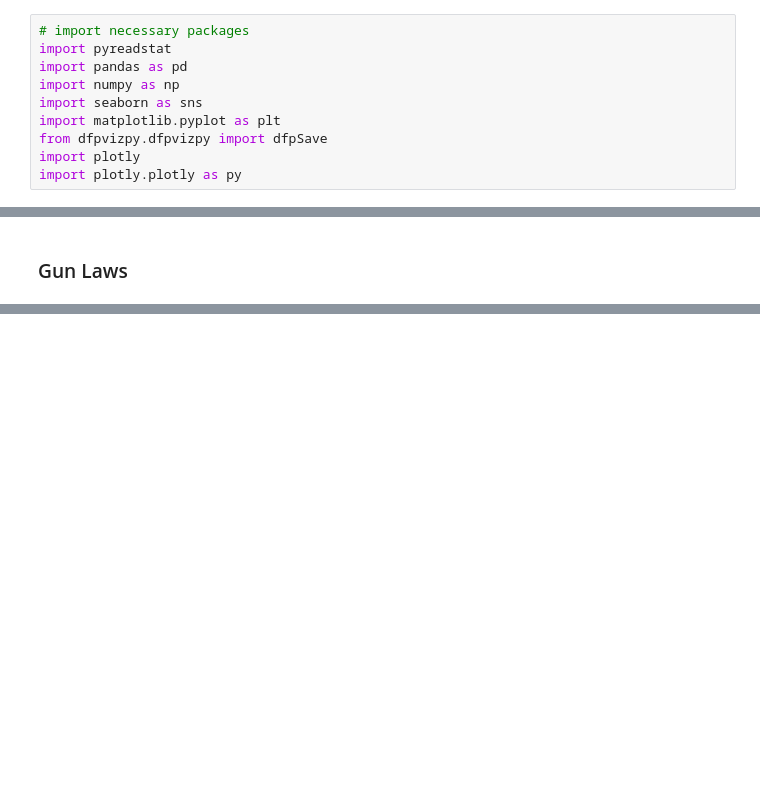
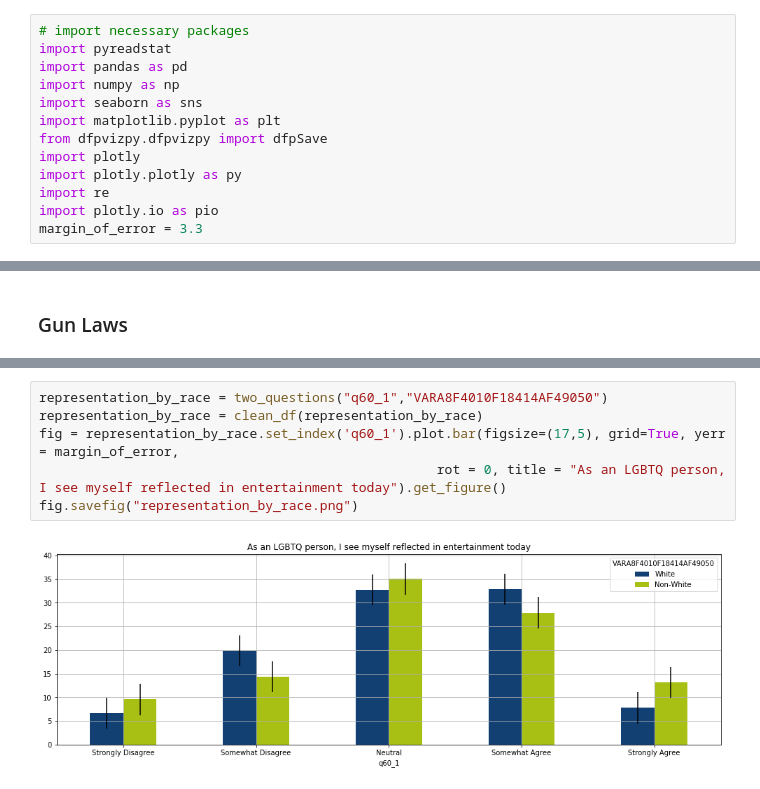
Before and after one commit to thebbennett/buzzfeed-wins-lgbt, a Jupyter notebook: Buzzfeed-Wins LGBT Exploratory Data Analysis.ipynb, the cells around one changed output, grey strips where cells are left out. Drawn from its saved outputs; the diff is of its cells as text; blank space fills up the shorter version.

```diff
--- a/Buzzfeed-Wins LGBT Exploratory Data Analysis.ipynb
+++ b/Buzzfeed-Wins LGBT Exploratory Data Analysis.ipynb
@@ -11,6 +11,9 @@ import matplotlib.pyplot as plt
 from dfpvizpy.dfpvizpy import dfpSave
 import plotly
 import plotly.plotly as py
+import re
+import plotly.io as pio
+margin_of_error = 3.3
 # %%
 # read in the .sav file
 df, meta = pyreadstat.read_sav("WINS LGBTQ in America Survey - Final_SPSS_060818.sav")
@@ -265,0 +269,8 @@ plotly.offline.plot(fig, validate=False)
+# %%
+representation_by_race = two_questions("q60_1","VARA8F4010F18414AF49050")
+representation_by_race = clean_df(representation_by_race)
+fig = representation_by_race.set_index('q60_1').plot.bar(figsize=(17,5), grid=True, yerr = margin_of_error,
+                                                   rot = 0, title = "As an LGBTQ person, I see myself reflected in entertainment today").get_figure()
+fig.savefig("representation_by_race.png")
+# %% [output]
+[figure, added]
```
Also changed, not shown: parts of 33 cells of this notebook.
